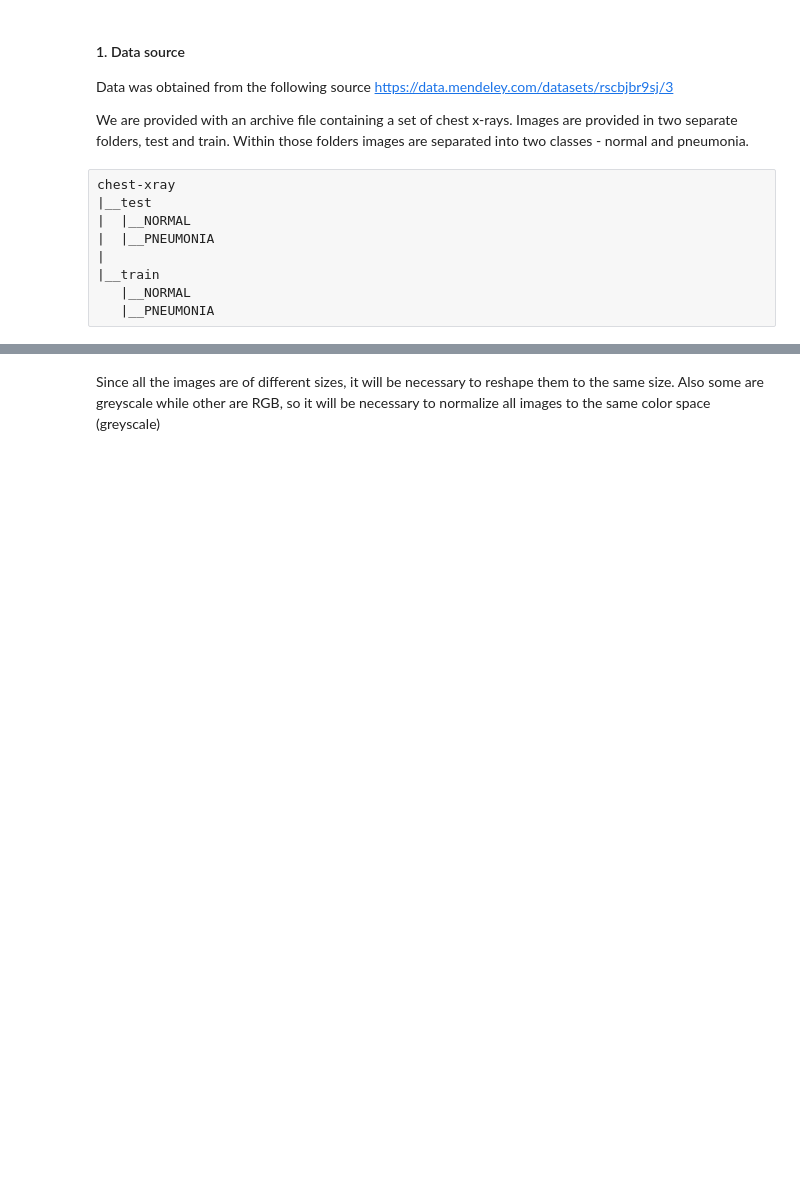
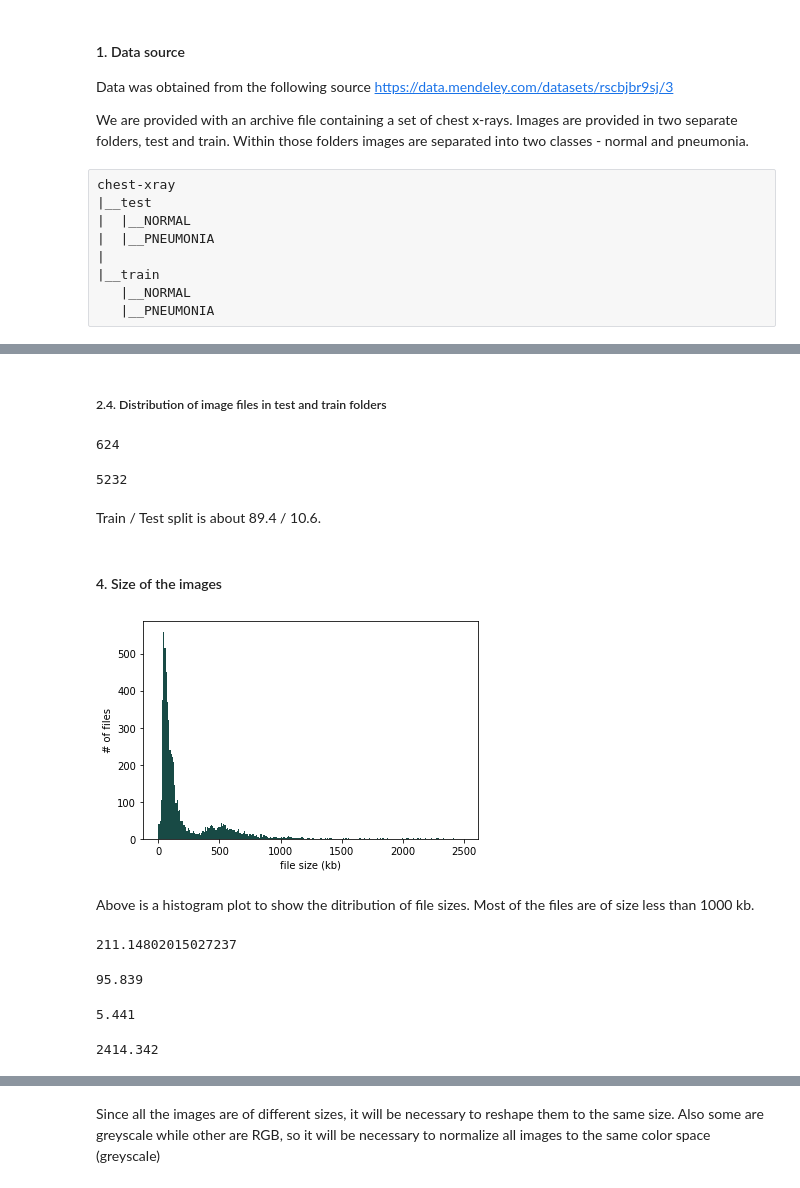
Before and after one commit to erotavlas/machine-learning, a Jupyter notebook: IBMAdvancedDataScience_Capstone_Incomplete.ipynb, the cells around one changed output, grey strips where cells are left out. Drawn from its saved outputs; the diff is of its cells as text; code cells hidden in the pictures; blank space fills up the shorter version.

```diff
--- a/IBMAdvancedDataScience_Capstone_Incomplete.ipynb
+++ b/IBMAdvancedDataScience_Capstone_Incomplete.ipynb
@@ -52,8 +49,0 @@ print(file_count)
-# %%
-test_count = 0
-for root, dirs, files in os.walk("E:\COURSES\Advanced Data Science With IBM\Advanced Data Science Capstone\\assignment\data\chest_xray\\test"):
-    for name in files:
-
-        test_count = test_count + 1
-
-print(test_count)
@@ -62,8 +49,0 @@ print(test_count)
-# %%
-train_count = 0
-for root, dirs, files in os.walk("E:\COURSES\Advanced Data Science With IBM\Advanced Data Science Capstone\\assignment\data\chest_xray\\train"):
-    for name in files:
-
-        train_count = train_count + 1
-
-print(train_count)
@@ -209,14 +49,0 @@ print(sizes[0])
-# %%
-x = []
-y = []
-z = []
-for root, dirs, files in os.walk("E:\COURSES\Advanced Data Science With IBM\Advanced Data Science Capstone\\assignment\data\chest_xray"):
-    for name in files:
-        #print(name)
-        s = io.imread(os.path.join(root, name))
-        x.append(s.shape[0])
-        y.append(s.shape[1])
-        if(len(s.shape) == 3):
-            z.append(1)
-        else:
-            z.append(0)
@@ -222,0 +134,44 @@ for root, dirs, files in os.walk("E:\COURSES\Advanced Data Science With IBM\Adva
+# %% [markdown]
+##### 2.4. Distribution of image files in test and train folders
+# %%
+len(test_images)
+# %% [output]
+624
+# %%
+len(train_images)
+# %% [output]
+5232
+# %% [markdown]
+Train / Test split is about 89.4 / 10.6.
+# %% [markdown]
+#### 4. Size of the images
+# %%
+import matplotlib.pyplot as plt
+
+b = [i for i in range(0,2500,10)]
+
+plt.xlabel('file size (kb)')
+plt.ylabel('# of files')
+plt.hist(sizes, bins=b,  color='#184A45FF')
+plt.show()
+# %% [output]
+[figure, added]
+# %% [markdown]
+Above is a histogram plot to show the ditribution of file sizes.  Most of the files are of size less than 1000 kb.
+# %%
+avg = sum(sizes)/len(sizes)
+print(avg)
+# %% [output]
+211.14802015027237
+# %%
+print(statistics.median(sizes))
+# %% [output]
+95.839
+# %%
+print(min(sizes))
+# %% [output]
+5.441
+# %%
+print(max(sizes))
+# %% [output]
+2414.342
```
Also changed, not shown: parts of 83 cells of this notebook.
